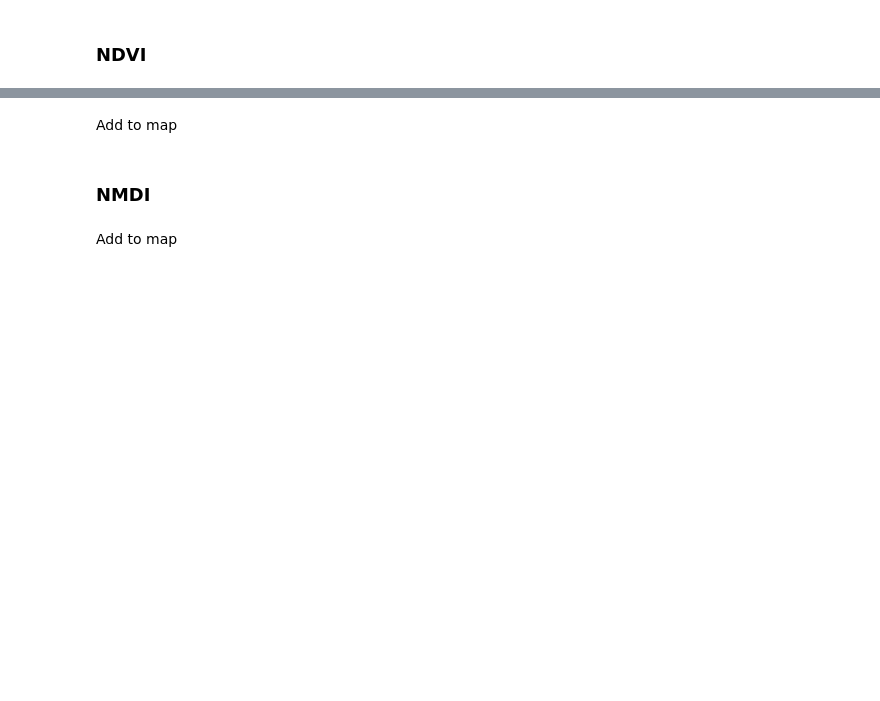
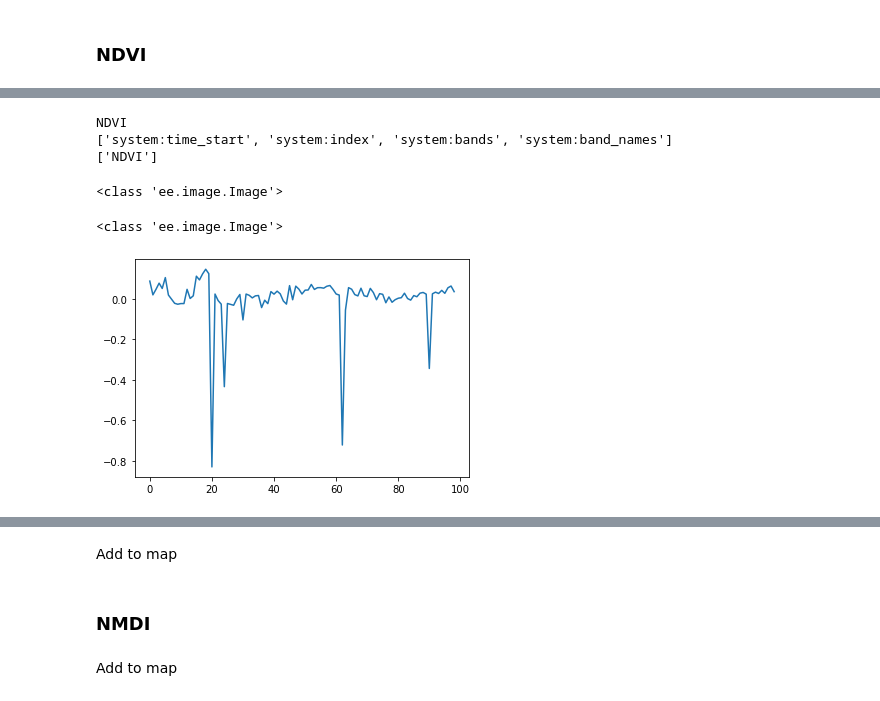
Before and after one commit to SuzannaLin/GEE_LULC, a Jupyter notebook: EARSeL_Nice.ipynb, the cells around one changed output, grey strips where cells are left out. Saved outputs shown, nothing was run; the diff lists cells and outputs as text; code cells hidden in the pictures; blank space fills up the shorter version.

```diff
--- a/EARSeL_Nice.ipynb
+++ b/EARSeL_Nice.ipynb
@@ -514 +562,61 @@ Map
+# %%
+# small roi for chart
+roi = ee.Geometry.Polygon(
+        [
+            [
+                [7.319043, 43.725994],
+                [7.319043, 43.727793],
+                [7.321618, 43.727793],
+                [7.321618, 43.725994],
+                [7.319043, 43.725994],
+            ]
+        ]
+    )
+# %%
+# Compute a detrended series.
+def func_qwf(image):
+    return image.select(dependent).subtract(
+                image.select(independents).multiply(coefficients).reduce('sum')) \
+                .rename(dependent) \
+                .copyProperties(image, ['system:time_start'])
+
+print(dependent.getInfo()) # NDVI
+
+detrended = collection.map(func_qwf) # NDVI = select dependent, subtract [sum(independent*coefficients)]
+
+first = detrended.first()
+print(first.propertyNames().getInfo())
+print(first.bandNames().getInfo()) # NDVI
+# %% [output]
+NDVI
+['system:time_start', 'system:index', 'system:bands', 'system:band_names']
+['NDVI']
+# %%
+def add_ndvi(image):
+  ndvi = image.normalizedDifference(['B8', 'B4']).rename('NDVI').copyProperties(image,['system:time_start'])
+  return image.addBands(ndvi)
+
+
+s2 = ee.ImageCollection("COPERNICUS/S2_SR_HARMONIZED")
+
+ndvi_series = s2.filterBounds(roi).filterDate("2018","2021").map(add_ndvi).select('NDVI').toBands()
+print(type(ndvi_series))
+ndvi_values = ndvi_series.reduceRegion(ee.Reducer.mean(), roi , 30)
+# %% [output]
+<class 'ee.image.Image'>
+# %%
+ndvi_series = detrended.filterBounds(roi).select('NDVI').toBands()
+print(type(ndvi_series))
+ndvi_values = ndvi_series.reduceRegion(ee.Reducer.mean(), roi , 30)
+# %% [output]
+<class 'ee.image.Image'>
+# %%
+data = ndvi_values.getInfo()
+# %%
+import matplotlib.pyplot as plt
+
+plt.plot(list(data.values()))
+plt.show()
+# %% [output]
+[figure, added]
 # %%
```
Also changed, not shown: parts of 57 cells of this notebook.
